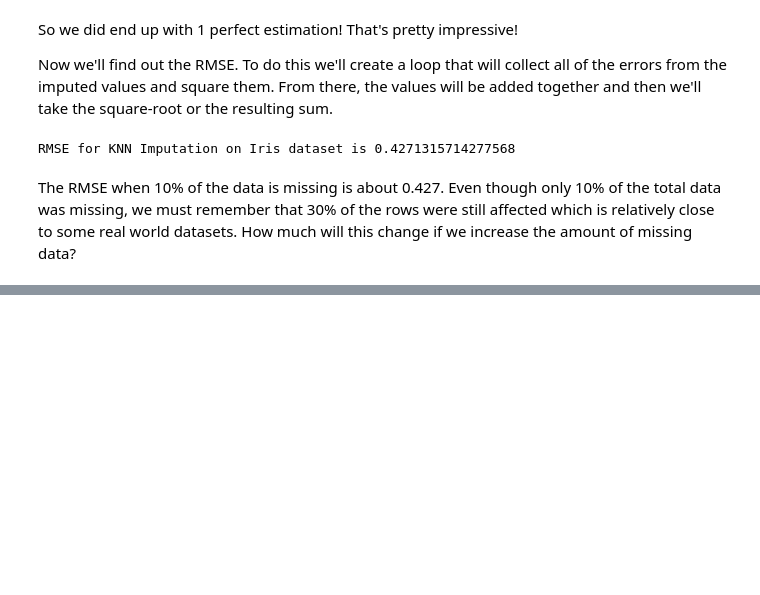
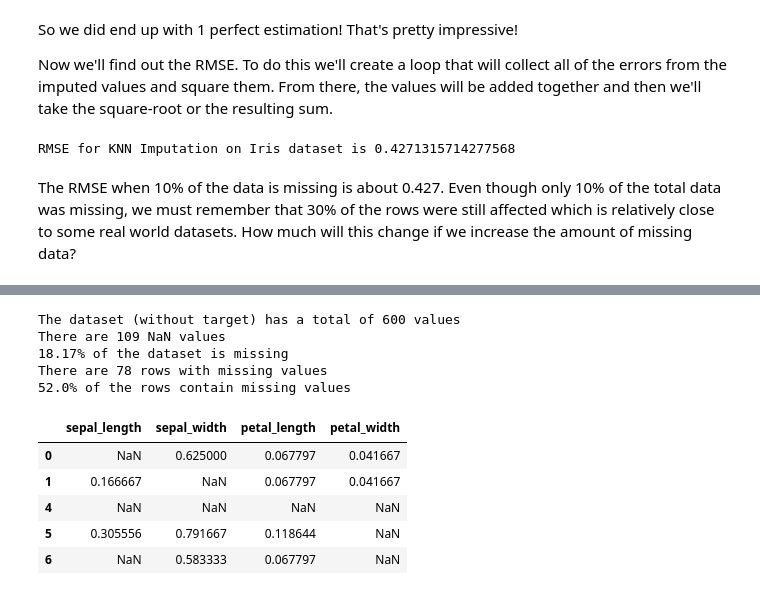
Before and after one commit to bmauss/KNN_Imputation_Evaluation, a Jupyter notebook: KNN Imputation- Iris.ipynb, the cells around one changed output, grey strips where cells are left out. Drawn from its saved outputs; the diff is of its cells as text; code cells hidden in the pictures; blank space fills up the shorter version.

```diff
--- a/KNN Imputation- Iris.ipynb
+++ b/KNN Imputation- Iris.ipynb
@@ -352,0 +370,15 @@ The RMSE when 10% of the data is missing is about 0.427.  Even though only 10% o
+# %%
+# Set seed for reproducibility
+np.random.seed(7)
+
+# defining feature columns
+features = ['sepal_length', 'sepal_width', 'petal_length', 'petal_width']
+
+# Inserting NaN values into Experiment Group
+index = []
+for col in nan_20[features]:
+    # Increasing to 20%
+    # Rows may be selected more than once
+    nan_20.loc[iris_exp.sample(frac=0.2, replace=True).index, col] = np.nan
+
+nan_20.info()
@@ -352,0 +398,39 @@ The RMSE when 10% of the data is missing is about 0.427.  Even though only 10% o
+# %%
+# Total number of feature values
+num_vals = len(nan_20.index) * 4
+print(f'The dataset (without target) has a total of {num_vals} values')
+
+# Calculate number of NaNs
+num_nan = nan_20.isna().sum().sum()
+print(f'There are {num_nan} NaN values')
+
+# Percent of missing values
+percent_nan = (num_nan / num_vals) * 100
+print(f'{round(percent_nan, 2)}% of the dataset is missing')
+
+# Calculate number of rows with missing values
+
+# obtaining indices of rows with NaN values
+nan_cols = nan_20[features]
+nan_cols = nan_cols[nan_cols.isna().any(axis=1)]
+nan_rows = len(nan_cols.index)
+print(f'There are {nan_rows} rows with missing values')
+
+# Percentage of entries with missing data
+total_missing = (nan_rows / 150) * 100
+print(f'{round(total_missing, 2)}% of the rows contain missing values')
+# %% [output]
+The dataset (without target) has a total of 600 values
+There are 109 NaN values
+18.17% of the dataset is missing
+There are 78 rows with missing values
+52.0% of the rows contain missing values
+# %%
+nan_cols.head()
+# %% [output]
+|  | sepal_length | sepal_width | petal_length | petal_width |
+| 0 | NaN | 0.625000 | 0.067797 | 0.041667 |
+| 1 | 0.166667 | NaN | 0.067797 | 0.041667 |
+| 4 | NaN | NaN | NaN | NaN |
+| 5 | 0.305556 | 0.791667 | 0.118644 | NaN |
+| 6 | NaN | 0.583333 | 0.067797 | NaN |
```
Also changed, not shown: parts of 25 cells of this notebook.
